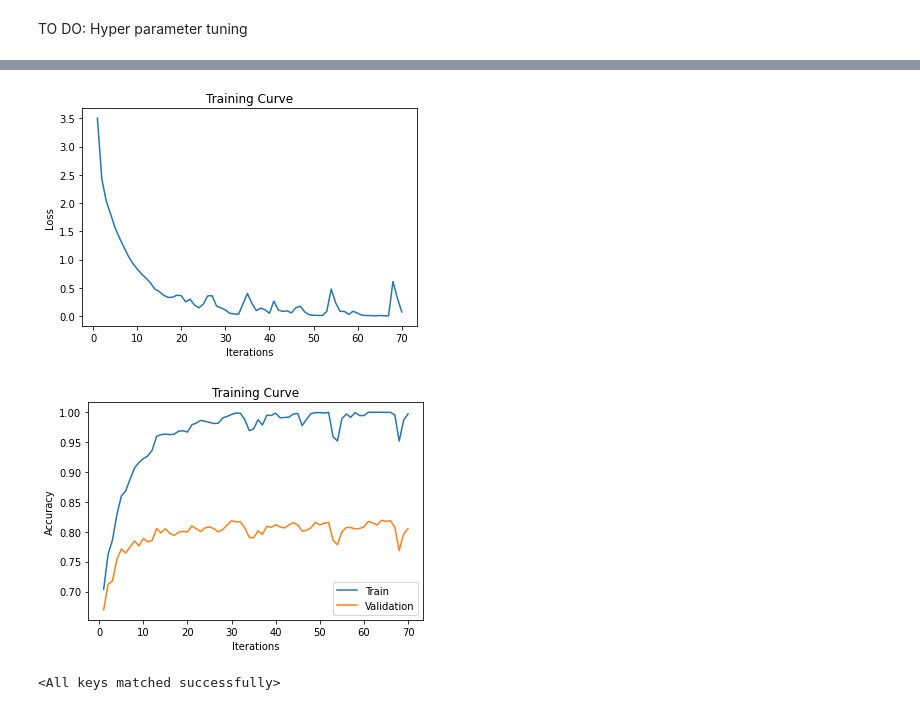
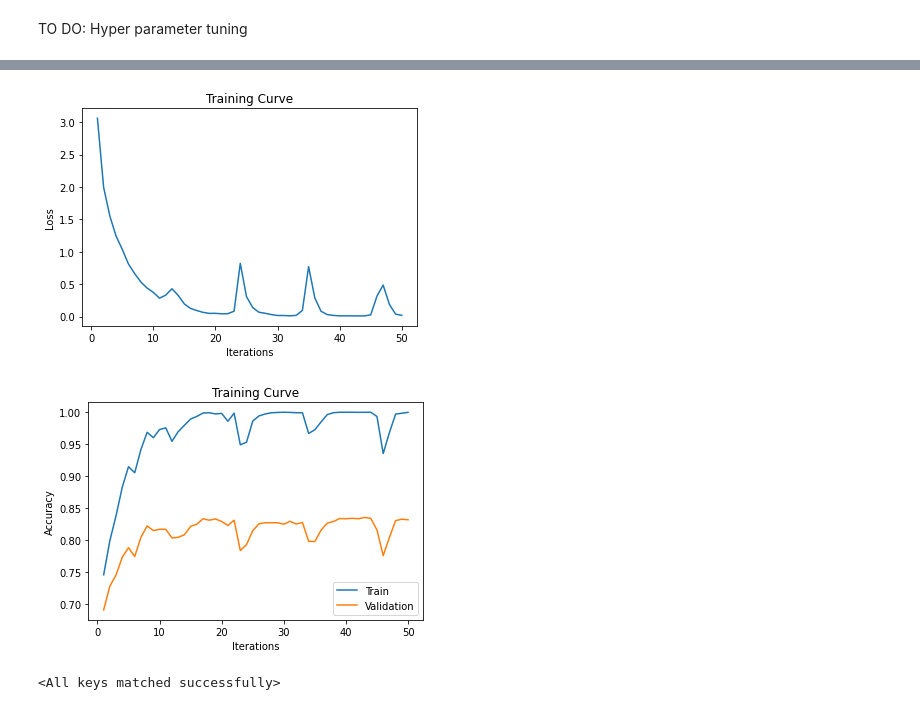
Before and after one commit to fnavab/APS360-project, a Jupyter notebook: Final_Alex_CNN_80_.ipynb, the cells around one changed output, grey strips where cells are left out. Drawn from its saved outputs; the diff is of its cells as text; code cells hidden in the pictures.

```diff
--- a/Final_Alex_CNN_80_.ipynb
+++ b/Final_Alex_CNN_80_.ipynb
@@ -82,16 +82,16 @@ class CNN_ALEX(nn.Module):
     def __init__(self):
         super(CNN_ALEX, self).__init__()
         self.name="CNN_ALEX"
-        self.conv = nn.Conv2d(256, 10, 5)
-        self.pool = nn.MaxPool2d(2, 2)
+        # self.conv = nn.Conv2d(256, 10, 5)
+        # self.pool = nn.MaxPool2d(2, 2)
 
-        self.fc1 = nn.Linear(10* 2* 2, 128)
+        self.fc1 = nn.Linear(256 * 8 * 8, 128)
         self.fc2 = nn.Linear(128, 8)
 
     def forward(self, x):
-        x = self.pool(F.relu(self.conv(x)))
+        # x = self.pool(F.relu(self.conv(x)))
 
-        x = x.view(x.shape[0], 10* 2* 2) #flatten feature data
+        x = x.view(x.shape[0], 256 * 8 * 8) #flatten feature data
         x = F.relu(self.fc1(x))
         x = self.fc2(x)
         x = x.squeeze(1)
@@ -224,5 +224,5 @@ classes = ['Shirt', 'Jeans', 'Lounge Pants', 'Shorts', 'Skirt', 'Sweater', 'Dres
 model=CNN_ALEX()
 if use_cuda and torch.cuda.is_available():
     model.cuda()
-train_net(model, classes,train_feature_loader, val_feature_loader, batch_size=64, num_epochs=70, learn_rate = 0.001)
+train_net(model, classes,train_feature_loader, val_feature_loader, batch_size=64, num_epochs=50, learn_rate = 0.001)
 # %% [output]
@@ -246,3 +246,3 @@ Total time:  7663.1582815647125
-[figure, old version]
+[figure, new version]
-[figure, old version]
+[figure, new version]
 # %%
```
Also changed, not shown: parts of 6 cells of this notebook.
